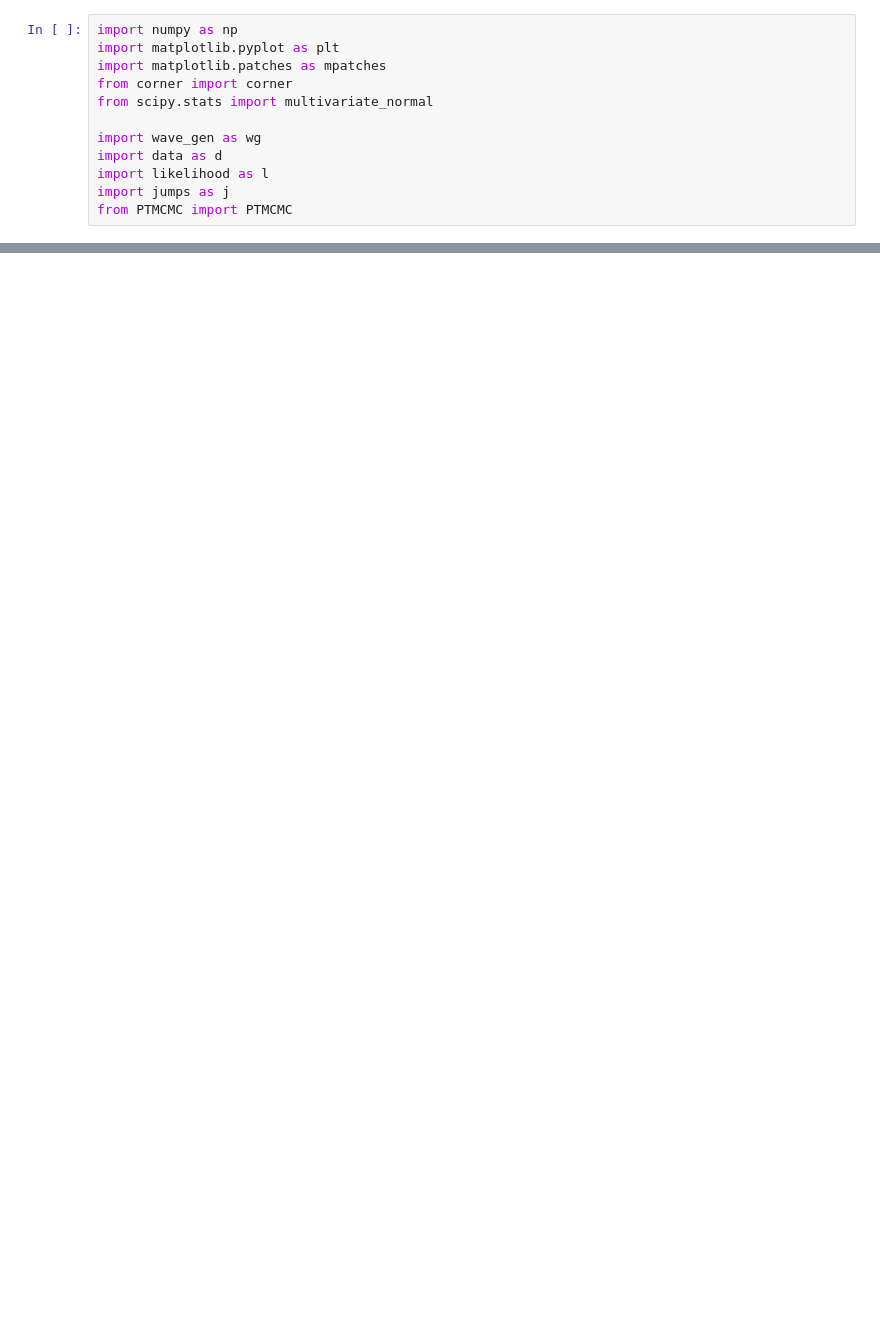
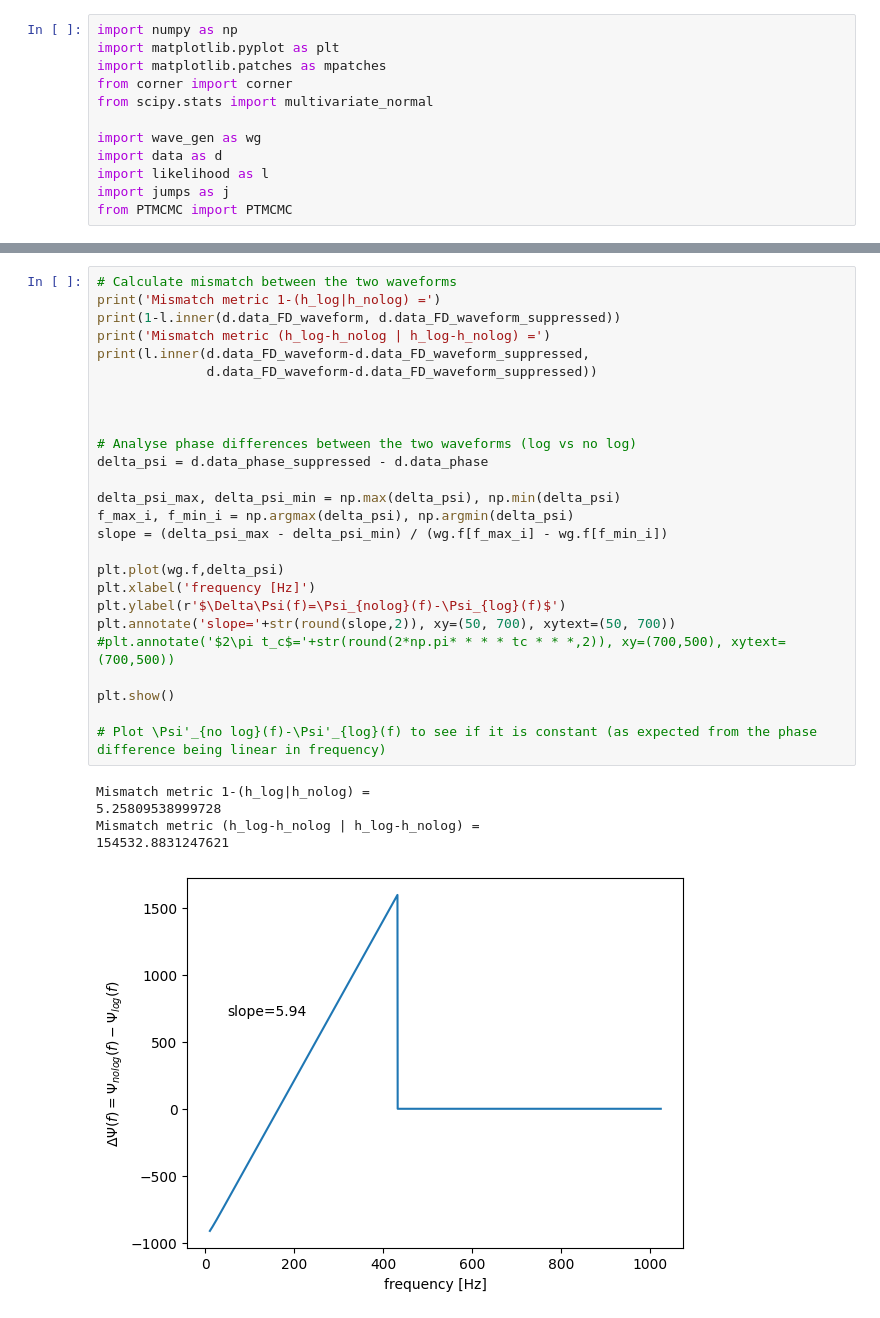
Before and after one commit to jimmy-gw/GWTails_ParameterEstimation, a Jupyter notebook: LOGSvsNOLOGS.ipynb, the cells around one changed output, grey strips where cells are left out. Cells and saved outputs as stored; diff of their text form; blank space fills up the shorter version.

```diff
--- a/LOGSvsNOLOGS.ipynb
+++ b/LOGSvsNOLOGS.ipynb
@@ -73,3 +75,35 @@ plt.show()
+# %%
+# Calculate mismatch between the two waveforms
+print('Mismatch metric 1-(h_log|h_nolog) =')
+print(1-l.inner(d.data_FD_waveform, d.data_FD_waveform_suppressed))
+print('Mismatch metric (h_log-h_nolog | h_log-h_nolog) =')
+print(l.inner(d.data_FD_waveform-d.data_FD_waveform_suppressed,
+              d.data_FD_waveform-d.data_FD_waveform_suppressed))
+
+
+
+# Analyse phase differences between the two waveforms (log vs no log)
+delta_psi = d.data_phase_suppressed - d.data_phase
+
+delta_psi_max, delta_psi_min = np.max(delta_psi), np.min(delta_psi)
+f_max_i, f_min_i = np.argmax(delta_psi), np.argmin(delta_psi)
+slope = (delta_psi_max - delta_psi_min) / (wg.f[f_max_i] - wg.f[f_min_i])
+
+plt.plot(wg.f,delta_psi)
+plt.xlabel('frequency [Hz]')
+plt.ylabel(r'$\Delta\Psi(f)=\Psi_{nolog}(f)-\Psi_{log}(f)$')
+plt.annotate('slope='+str(round(slope,2)), xy=(50, 700), xytext=(50, 700))
+#plt.annotate('$2\pi t_c$='+str(round(2*np.pi* * * * tc * * *,2)), xy=(700,500), xytext=(700,500))
+
+plt.show()
+
+# Plot \Psi'_{no log}(f)-\Psi'_{log}(f) to see if it is constant (as expected from the phase difference being linear in frequency)
+# %% [output]
+Mismatch metric 1-(h_log|h_nolog) =
+5.25809538999728
+Mismatch metric (h_log-h_nolog | h_log-h_nolog) =
+154532.8831247621
+[figure, added]
 # %%
 # jump proposals
 Fisher = j.Fisher(d.x_inj)
```
Also changed, not shown: parts of 8 cells of this notebook, 3 other files.
